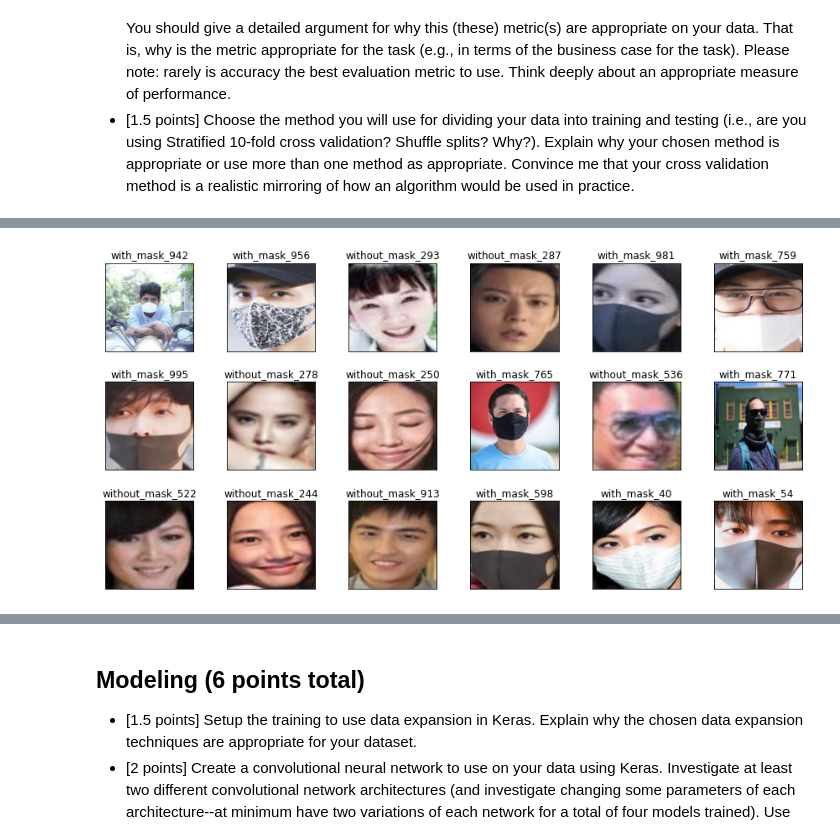
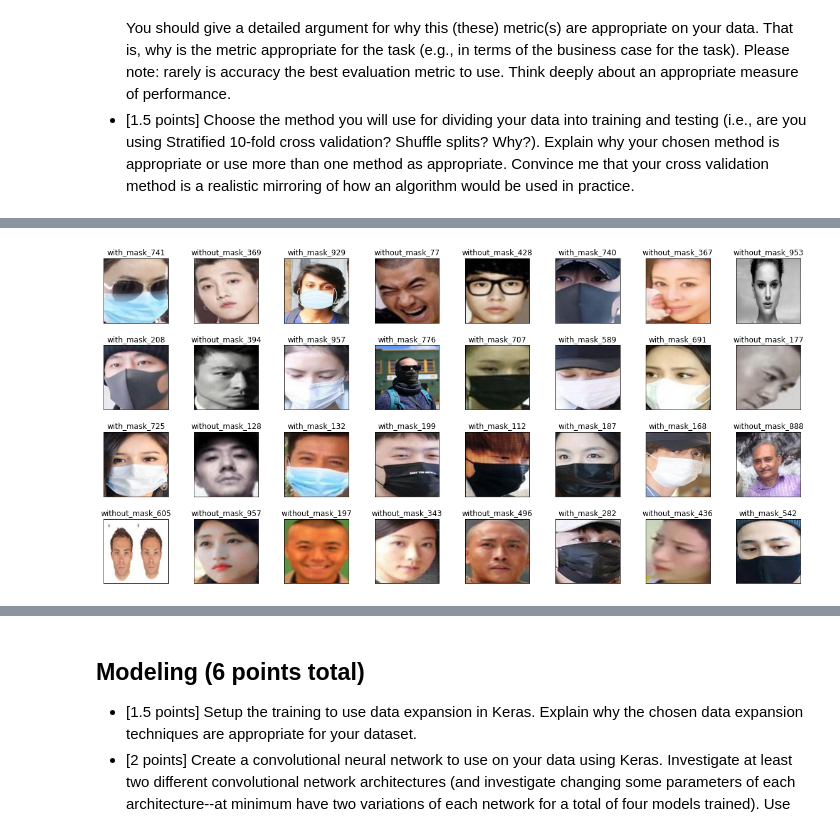
Before and after one commit to amor-tsai/MachineLearningNotebooks, a Jupyter notebook: Lab6.ipynb, the cells around one changed output, grey strips where cells are left out. Cells and saved outputs as stored; diff of their text form; code cells hidden in the pictures.

```diff
--- a/Lab6.ipynb
+++ b/Lab6.ipynb
@@ -85,36 +87,36 @@ Wall time: 16.6 ms
 # %%
 #display several resized images
-def plot_raw_gallery(n_row=3, n_col=6):
+def plot_raw_gallery(n_row=4, n_col=8):
     plt.figure(figsize=(2*n_col, 2*n_row))
     plt.subplots_adjust(bottom=0, left=.01, right=.99, top=.90, hspace=.35)
     total = n_row * n_col
     i = 1
     for img_name in os.listdir(path_train_uniform_dataset):
         plt.subplot(n_row, n_col, i)
         img_tmp = plt.imread(os.path.join(path_train_uniform_dataset,img_name))
         plt.imshow(img_tmp)
         plt.title(img_name[:-4], size=12)
         plt.xticks(())
         plt.yticks(())
         i += 1
         if i > total: break
 
 #display some images, copied from "04 Dimension Reduction and Images.ipynb" and made a little adjustment
-def plot_gallery(images, titles, h=image_uniform_size[0], w=image_uniform_size[1], n_row=3, n_col=6):
+def plot_gallery(images, titles, h=image_uniform_size[0], w=image_uniform_size[1], n_row=4, n_col=8):
     """Helper function to plot a gallery of portraits"""
     plt.figure(figsize=(2 * n_col, 2 * n_row))
     plt.subplots_adjust(bottom=0, left=.01, right=.99, top=.90, hspace=.35)
     for i in range(n_row * n_col):
         plt.subplot(n_row, n_col, i + 1)
         plt.imshow(images[i].reshape((h, w)), cmap=plt.cm.gray)
         plt.title(titles[i], size=12)
         plt.xticks(())
         plt.yticks(())
 
 #display a few images resized
 plot_raw_gallery()
 # %% [output]
-[figure, old version]
+[figure, new version]
 # %%
 %%time
 train_img_name_list = os.listdir(path_train_uniform_dataset)
```
Also changed, not shown: parts of 8 cells of this notebook.
